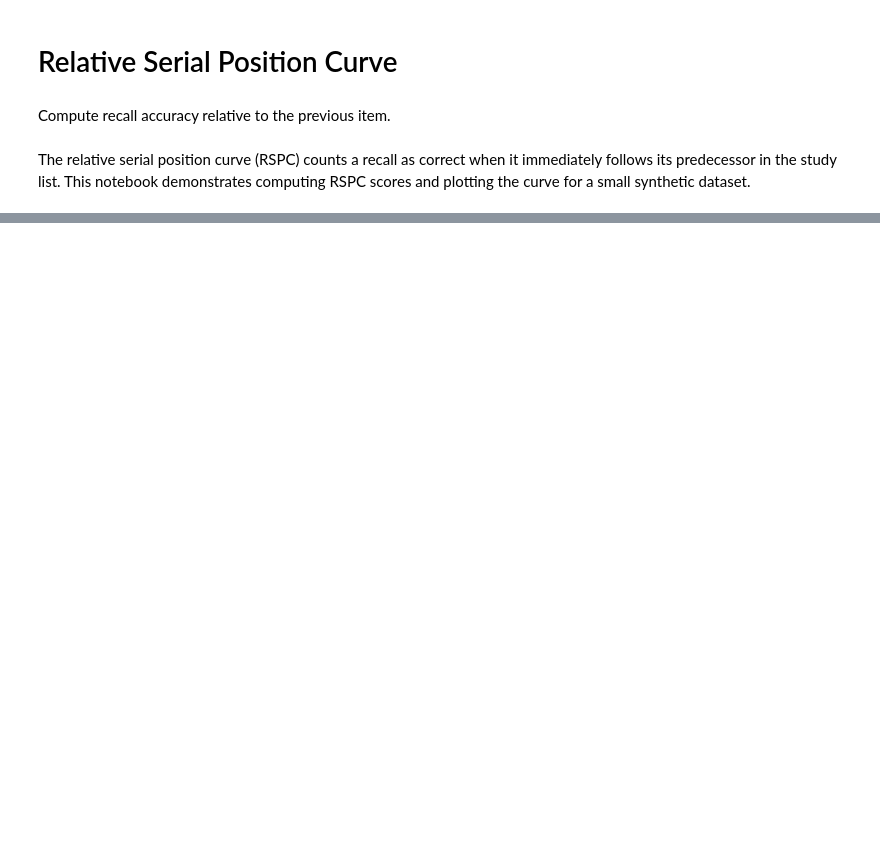
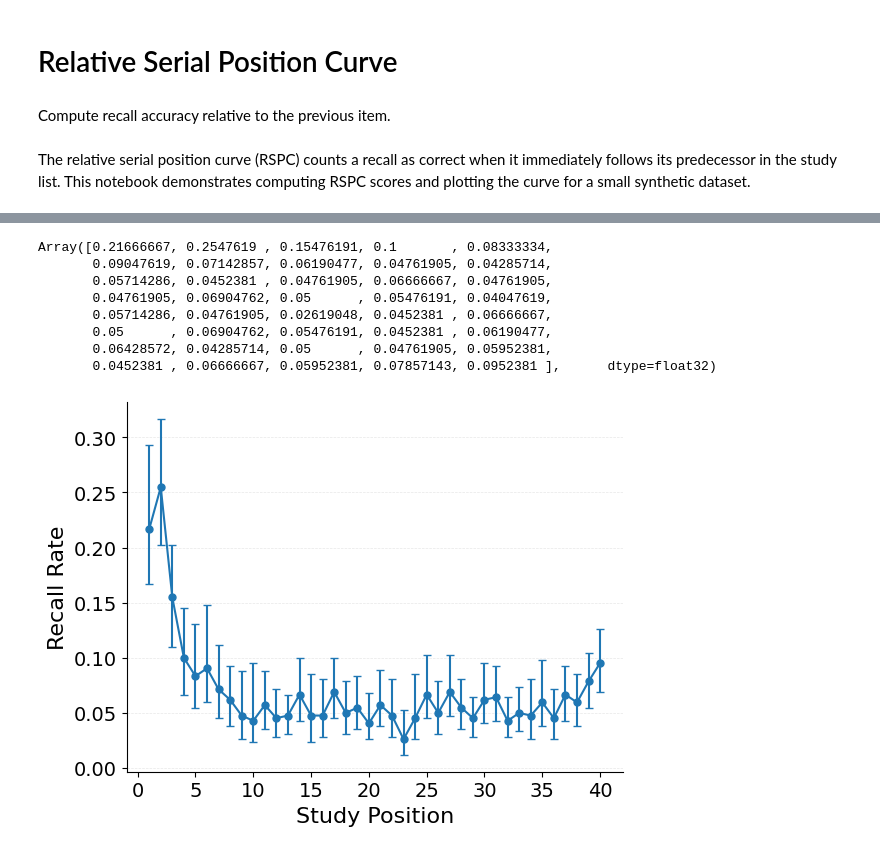
Before and after one commit to githubpsyche/jaxcmr, a Jupyter notebook: examples/rspc.ipynb, the cells around one changed output, grey strips where cells are left out. Saved outputs shown, nothing was run; the diff lists cells and outputs as text; code cells hidden in the pictures; blank space fills up the shorter version.

```diff
--- a/examples/rspc.ipynb
+++ b/examples/rspc.ipynb
@@ -30,0 +32,29 @@ plt.close(axis.figure)
+# %%
+# parameters
+run_tag = "SPC"
+data_name = "LohnasKahana2014"
+data_query = "data['list_type'] == 1"
+data_path = os.path.join(find_project_root(), "data/LohnasKahana2014.h5")
+
+# set up data structures
+data = load_data(data_path)
+recalls = data["recalls"]
+presentations = data["pres_itemnos"]
+list_length = data["listLength"][0].item()
+trial_mask = generate_trial_mask(data, data_query)
+
+# plot SPC
+plot_relative_spc(data, trial_mask)
+jit(relative_spc, static_argnames=("size", "list_length"))(
+    recalls[trial_mask], presentations[trial_mask], list_length
+)
+# %% [output]
+Array([0.21666667, 0.2547619 , 0.15476191, 0.1       , 0.08333334,
+       0.09047619, 0.07142857, 0.06190477, 0.04761905, 0.04285714,
+       0.05714286, 0.0452381 , 0.04761905, 0.06666667, 0.04761905,
+       0.04761905, 0.06904762, 0.05      , 0.05476191, 0.04047619,
+       0.05714286, 0.04761905, 0.02619048, 0.0452381 , 0.06666667,
+       0.05      , 0.06904762, 0.05476191, 0.0452381 , 0.06190477,
+       0.06428572, 0.04285714, 0.05      , 0.04761905, 0.05952381,
+       0.0452381 , 0.06666667, 0.05952381, 0.07857143, 0.0952381 ],      dtype=float32)
+[figure, added]
```
Also changed, not shown: parts of 5 cells of this notebook, 2 other files.
